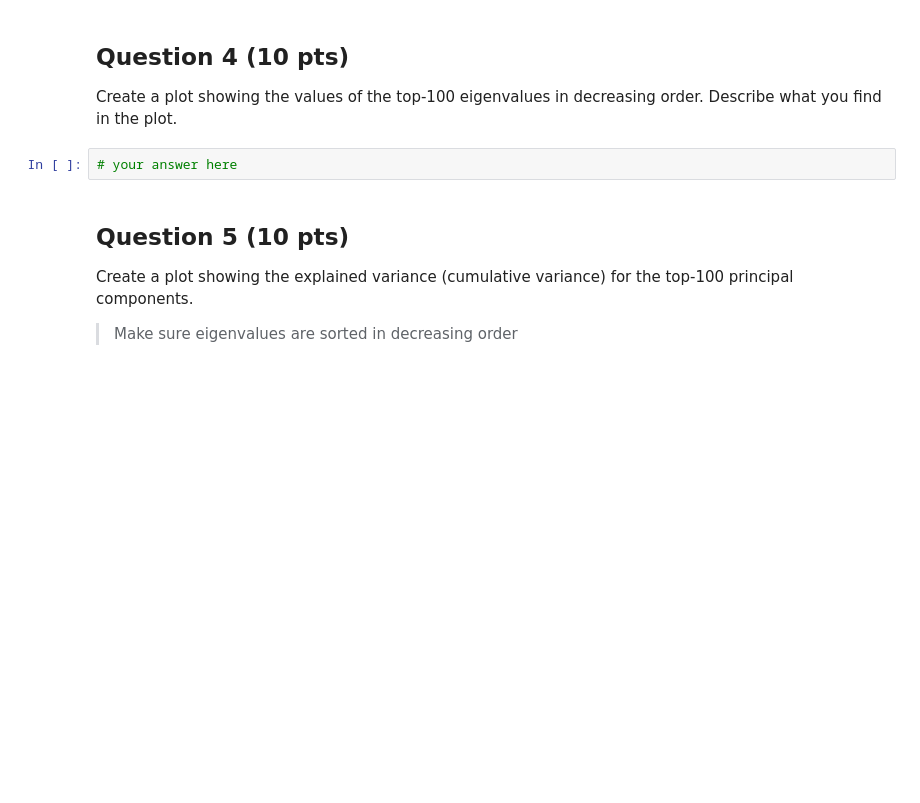
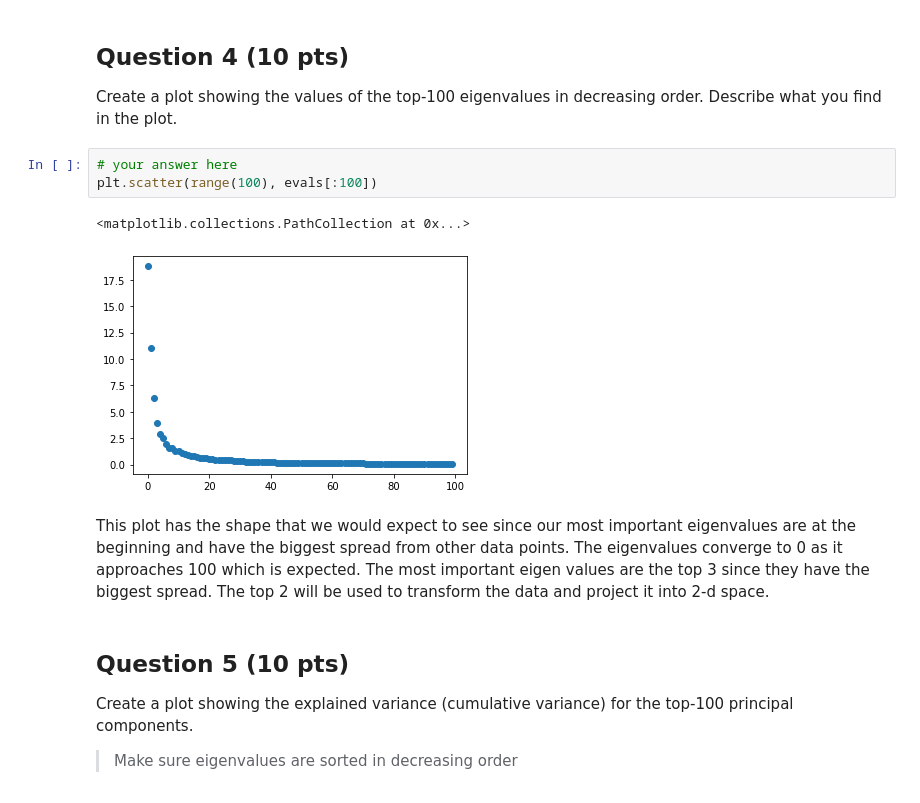
Before and after one commit to m-bowen/DSP-461-assignments, a Jupyter notebook: bowen_ha_02.ipynb, the cells around one changed output. Cells and saved outputs as stored; diff of their text form; blank space fills up the shorter version.

```diff
--- a/bowen_ha_02.ipynb
+++ b/bowen_ha_02.ipynb
@@ -58,6 +99,12 @@ Call the function from Question 2 once.  Save the returned values into `eigvecs`
 Create a plot showing the values of the top-100 eigenvalues in decreasing order.  Describe what you find in the plot.
 # %%
 # your answer here
+plt.scatter(range(100), evals[:100])
+# %% [output]
+<matplotlib.collections.PathCollection at 0x...>
+[figure, added]
+# %% [markdown]
+This plot has the shape that we would expect to see since our most important eigenvalues are at the beginning and have the biggest spread from other data points. The eigenvalues converge to 0 as it approaches 100 which is expected. The most important eigen values are the top 3 since they have the biggest spread. The top 2 will be used to transform the data and project it into 2-d space.
 # %% [markdown]
 ## Question 5 (10 pts)
 Create a plot showing the explained variance (cumulative variance) for the top-100 principal components.
```
Also changed, not shown: parts of 18 cells of this notebook.
